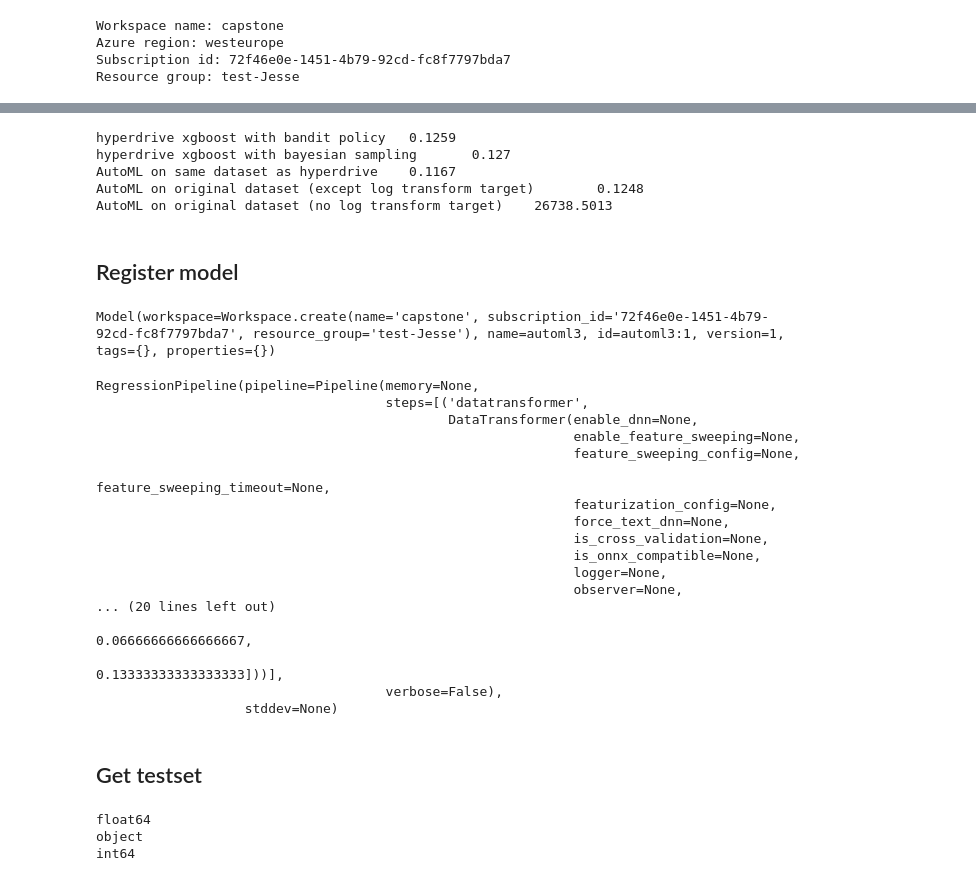
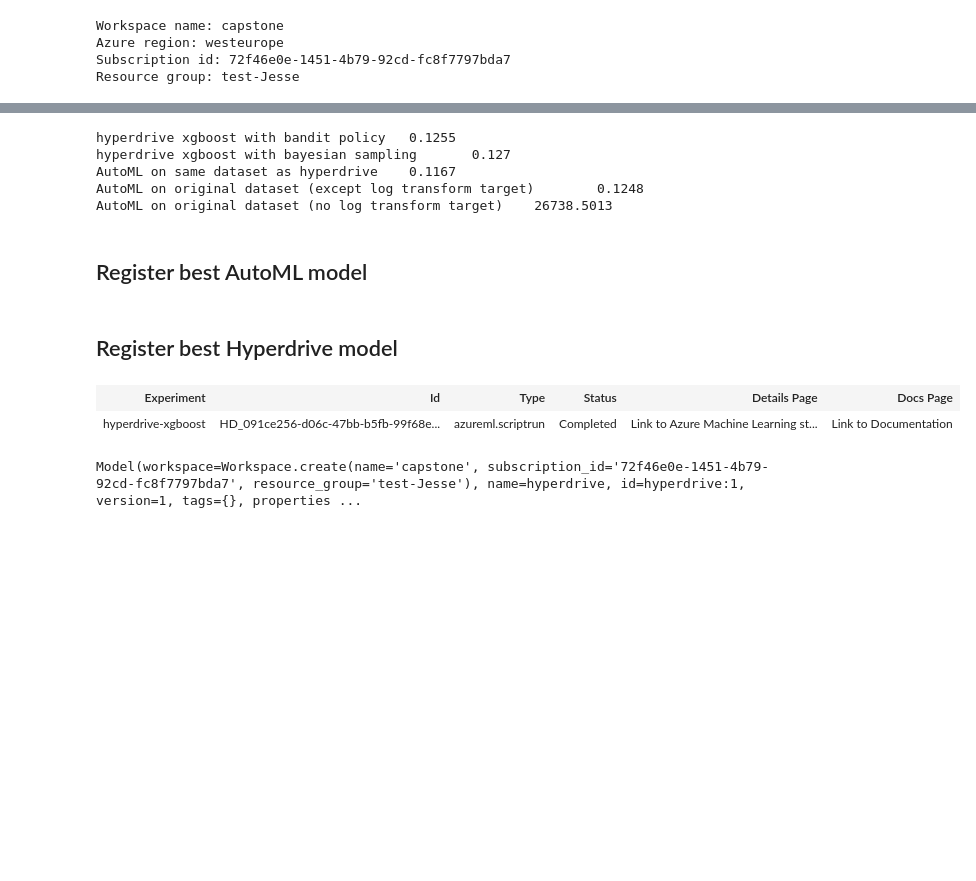
Before and after one commit to jvanelteren/azure_capstone, a Jupyter notebook: register_model.ipynb, the cells around one changed output, grey strips where cells are left out. Saved outputs shown, nothing was run; the diff lists cells and outputs as text; code cells hidden in the pictures; blank space fills up the shorter version.

Commit message:
final version

```diff
--- a/register_model.ipynb
+++ b/register_model.ipynb
@@ -40,6 +16,8 @@ Minimum number of nodes requested have been provisioned
 # %%
-# I've ran five experiments,
-explanation = { 'udacity-project-hyperparam-bandit' : 'hyperdrive xgboost with bandit policy',
+# I've ran five experiments. below code retrieves the main experiment run and the best run. It also prints the score of the best run
+
+# Dictionary to map the experiments to better descriptive names
+explanation = { 'hyperdrive-xgboost' : 'hyperdrive xgboost with bandit policy',
                 'udacity-project-hyperparam-bayes' : 'hyperdrive xgboost with bayesian sampling',
                 'automl': 'AutoML on same dataset as hyperdrive',
                 'AutoML-onlylogtransform': 'AutoML on original dataset (except log transform target)',
@@ -69,11 +47,11 @@ def get_best_run(name, run):
 main_runs = {exp_name : get_main_run(exp_name) for exp_name in list(explanation.keys())}
 best_runs = {name: get_best_run(name, run) for name, run in main_runs.items()}
 # %% [output]
-hyperdrive xgboost with bandit policy   0.1259
+hyperdrive xgboost with bandit policy   0.1255
 hyperdrive xgboost with bayesian sampling       0.127
 AutoML on same dataset as hyperdrive    0.1167
 AutoML on original dataset (except log transform target)        0.1248
 AutoML on original dataset (no log transform target)    26738.5013
 # %% [markdown]
-## Register model
+## Register best AutoML model
 # %%
@@ -85,26 +62,11 @@ best_run, best_model = main_runs['automl'].get_output()
+# %% [markdown]
+## Register best Hyperdrive model
+# %%
+best_runs['hyperdrive-xgboost']
+# %% [output]
+| Experiment | Id | Type | Status | Details Page | Docs Page |
+| hyperdrive-xgboost | HD_091ce256-d06c-47bb-b5fb-99f68e... | azureml.scriptrun | Completed | Link to Azure Machine Learning st... | Link to Documentation |
 # %%
-best_run.register_model(model_name = 'automl3', model_path='./outputs/')
+best_runs['hyperdrive-xgboost'].register_model(model_name = 'hyperdrive', model_path='./outputs')
 # %% [output]
-Model(workspace=Workspace.create(name='capstone', subscription_id='72f46e0e-1451-4b79-92cd-fc8f7797bda7', resource_group='test-Jesse'), name=automl3, id=automl3:1, version=1, tags={}, properties={})
+Model(workspace=Workspace.create(name='capstone', subscription_id='72f46e0e-1451-4b79-92cd-fc8f7797bda7', resource_group='test-Jesse'), name=hyperdrive, id=hyperdrive:1, version=1, tags={}, properties ...
-# %%
-best_model
-# %% [output]
-RegressionPipeline(pipeline=Pipeline(memory=None,
-                                     steps=[('datatransformer',
-                                             DataTransformer(enable_dnn=None,
-                                                             enable_feature_sweeping=None,
-                                                             feature_sweeping_config=None,
-                                                             feature_sweeping_timeout=None,
-                                                             featurization_config=None,
-                                                             force_text_dnn=None,
-                                                             is_cross_validation=None,
-                                                             is_onnx_compatible=None,
-                                                             logger=None,
-                                                             observer=None,
-... (20 lines left out)
-                                                                                   0.06666666666666667,
-                                                                                   0.13333333333333333]))],
-                                     verbose=False),
-                   stddev=None)
-# %% [markdown]
-## Get testset
@@ -128,10 +72,0 @@ imp = imp.fit(train_x)
-# %%
-test_url = "https://raw.githubusercontent.com/jvanelteren/housing/master/datasets/final_test.csv"
-test_x = pd.read_csv(test_url)
-test_x.rename(columns={'Unnamed: 0':'Column1'}, inplace=True)
-test_x = imp.transform(test_x)
-test_x = test_x.astype(train_x.dtypes.to_dict())
-# %% [output]
-float64
-object
-int64
```
Also changed, not shown: parts of 9 cells of this notebook, 17 other files.
